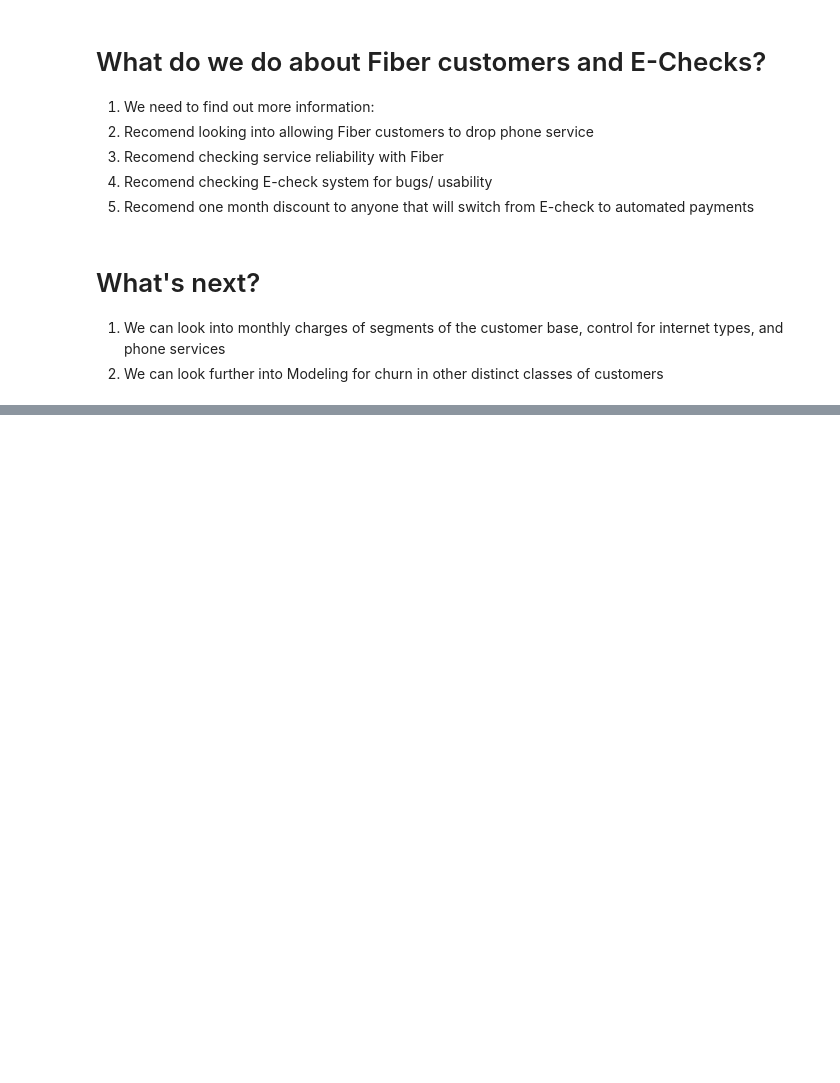
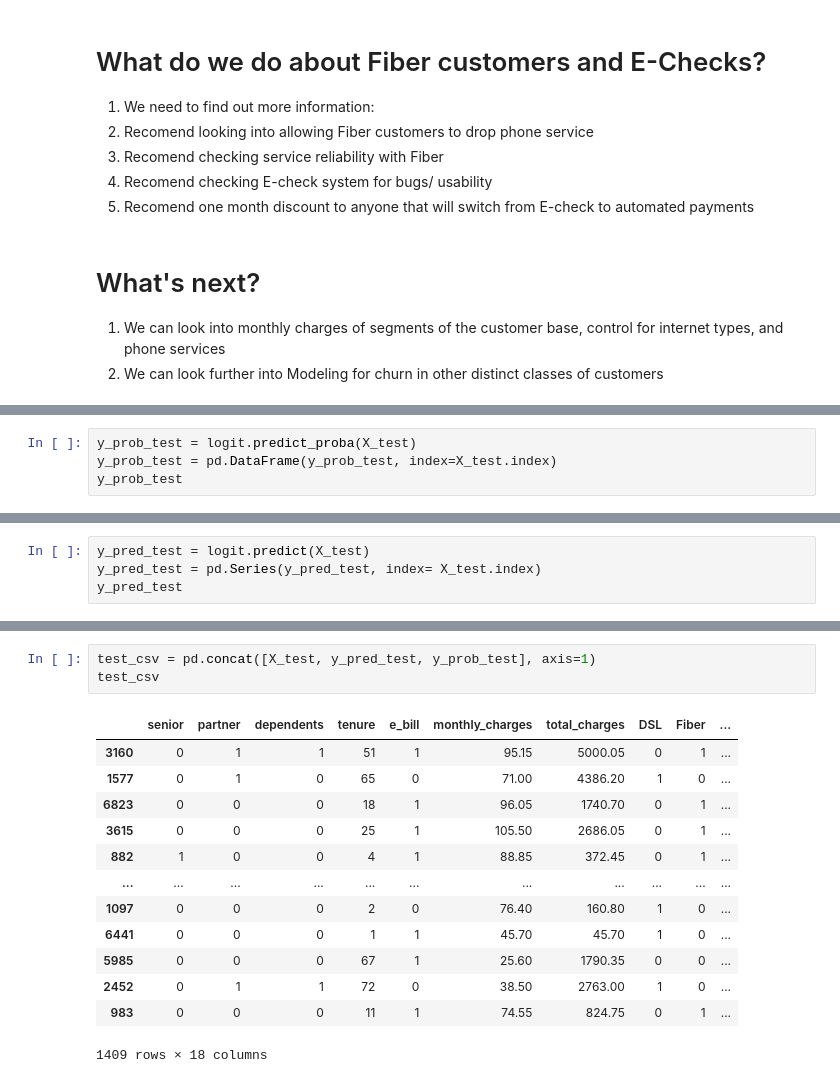
Before and after one commit to David-Howell/telco-churn, a Jupyter notebook: final_report.ipynb, the cells around one changed output, grey strips where cells are left out. Drawn from its saved outputs; the diff is of its cells as text; blank space fills up the shorter version.

```diff
--- a/final_report.ipynb
+++ b/final_report.ipynb
@@ -931,0 +932,4 @@ Final Cell
+# %%
+y_prob_test = logit.predict_proba(X_test)
+y_prob_test = pd.DataFrame(y_prob_test, index=X_test.index)
+y_prob_test
@@ -931,0 +950,4 @@ Final Cell
+# %%
+y_pred_test = logit.predict(X_test)
+y_pred_test = pd.Series(y_pred_test, index= X_test.index)
+y_pred_test
@@ -931,0 +983,17 @@ Final Cell
+# %%
+test_csv = pd.concat([X_test, y_pred_test, y_prob_test], axis=1)
+test_csv
+# %% [output]
+|  | senior | partner | dependents | tenure | e_bill | monthly_charges | total_charges | DSL | Fiber | ... |
+| 3160 | 0 | 1 | 1 | 51 | 1 | 95.15 | 5000.05 | 0 | 1 | ... |
+| 1577 | 0 | 1 | 0 | 65 | 0 | 71.00 | 4386.20 | 1 | 0 | ... |
+| 6823 | 0 | 0 | 0 | 18 | 1 | 96.05 | 1740.70 | 0 | 1 | ... |
+| 3615 | 0 | 0 | 0 | 25 | 1 | 105.50 | 2686.05 | 0 | 1 | ... |
+| 882 | 1 | 0 | 0 | 4 | 1 | 88.85 | 372.45 | 0 | 1 | ... |
+| ... | ... | ... | ... | ... | ... | ... | ... | ... | ... | ... |
+| 1097 | 0 | 0 | 0 | 2 | 0 | 76.40 | 160.80 | 1 | 0 | ... |
+| 6441 | 0 | 0 | 0 | 1 | 1 | 45.70 | 45.70 | 1 | 0 | ... |
+| 5985 | 0 | 0 | 0 | 67 | 1 | 25.60 | 1790.35 | 0 | 0 | ... |
+| 2452 | 0 | 1 | 1 | 72 | 0 | 38.50 | 2763.00 | 1 | 0 | ... |
+| 983 | 0 | 0 | 0 | 11 | 1 | 74.55 | 824.75 | 0 | 1 | ... |
+1409 rows × 18 columns
```
Also changed, not shown: parts of 14 cells of this notebook.
